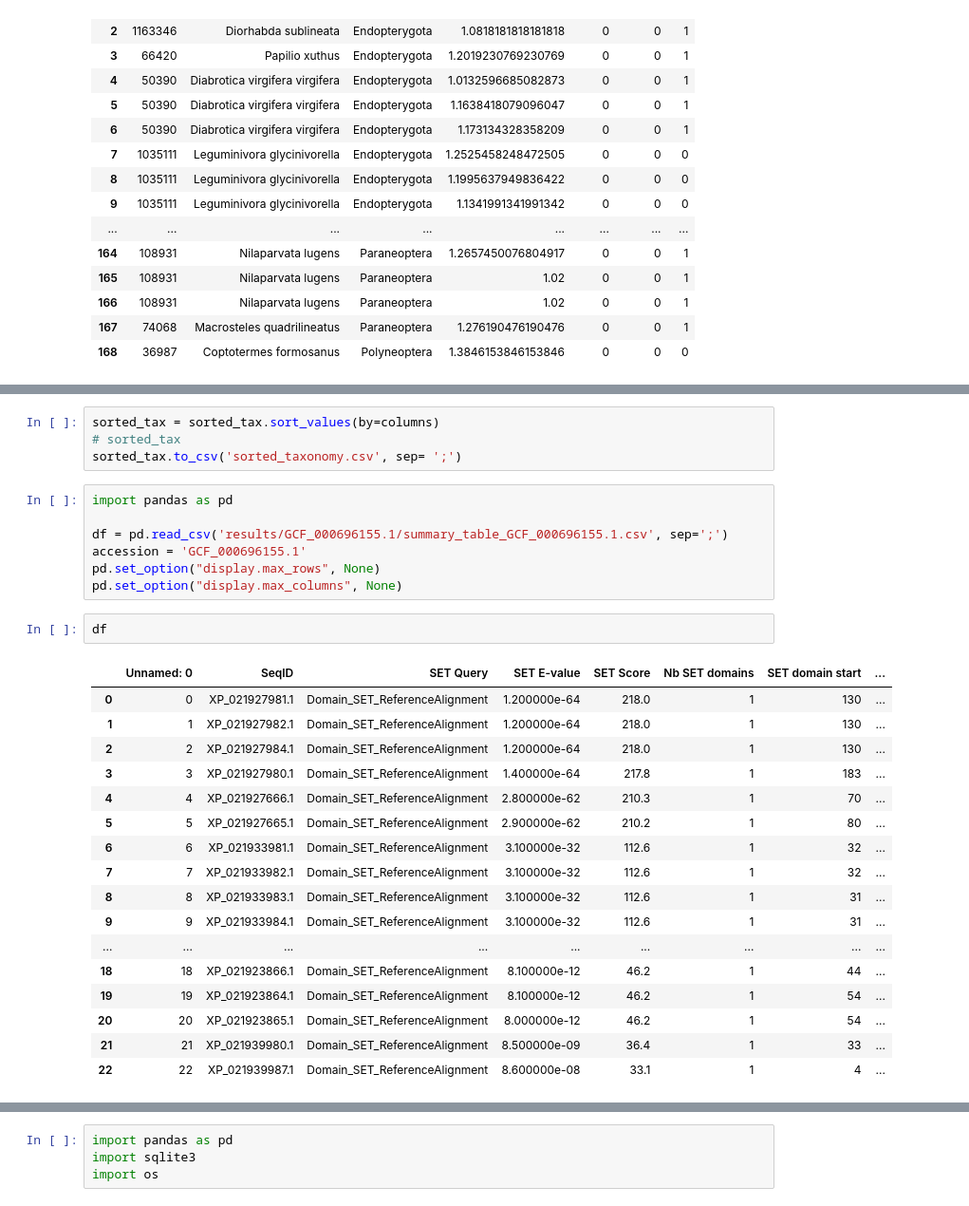
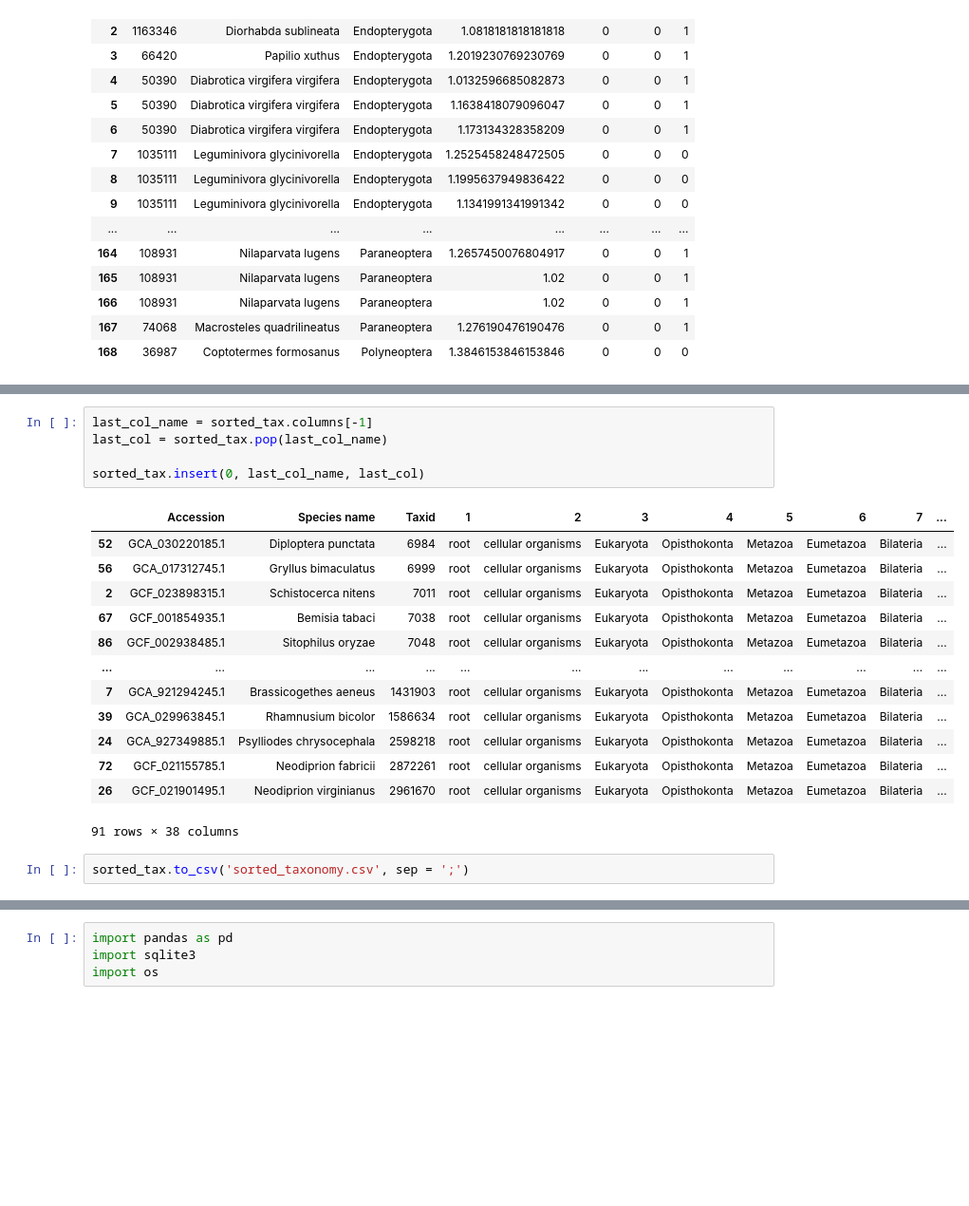
Before and after one commit to simonpenel/stage-automne-2023, a Jupyter notebook: plot_ratios.ipynb, the cells around one changed output, grey strips where cells are left out. Shown: that part at 95% size. Saved outputs shown, nothing was run; the diff lists cells and outputs as text; blank space fills up the shorter version.

```diff
--- a/plot_ratios.ipynb
+++ b/plot_ratios.ipynb
@@ -90,31 +172,21 @@ pd.set_option("display.max_columns", None)
+# %%
+last_col_name = sorted_tax.columns[-1]
+last_col = sorted_tax.pop(last_col_name)
+
+sorted_tax.insert(0, last_col_name, last_col)
+# %% [output]
+|  | Accession | Species name | Taxid | 1 | 2 | 3 | 4 | 5 | 6 | 7 | ... |
+| 52 | GCA_030220185.1 | Diploptera punctata | 6984 | root | cellular organisms | Eukaryota | Opisthokonta | Metazoa | Eumetazoa | Bilateria | ... |
+| 56 | GCA_017312745.1 | Gryllus bimaculatus | 6999 | root | cellular organisms | Eukaryota | Opisthokonta | Metazoa | Eumetazoa | Bilateria | ... |
+| 2 | GCF_023898315.1 | Schistocerca nitens | 7011 | root | cellular organisms | Eukaryota | Opisthokonta | Metazoa | Eumetazoa | Bilateria | ... |
+| 67 | GCF_001854935.1 | Bemisia tabaci | 7038 | root | cellular organisms | Eukaryota | Opisthokonta | Metazoa | Eumetazoa | Bilateria | ... |
+| 86 | GCF_002938485.1 | Sitophilus oryzae | 7048 | root | cellular organisms | Eukaryota | Opisthokonta | Metazoa | Eumetazoa | Bilateria | ... |
+| ... | ... | ... | ... | ... | ... | ... | ... | ... | ... | ... | ... |
+| 7 | GCA_921294245.1 | Brassicogethes aeneus | 1431903 | root | cellular organisms | Eukaryota | Opisthokonta | Metazoa | Eumetazoa | Bilateria | ... |
+| 39 | GCA_029963845.1 | Rhamnusium bicolor | 1586634 | root | cellular organisms | Eukaryota | Opisthokonta | Metazoa | Eumetazoa | Bilateria | ... |
+| 24 | GCA_927349885.1 | Psylliodes chrysocephala | 2598218 | root | cellular organisms | Eukaryota | Opisthokonta | Metazoa | Eumetazoa | Bilateria | ... |
+| 72 | GCF_021155785.1 | Neodiprion fabricii | 2872261 | root | cellular organisms | Eukaryota | Opisthokonta | Metazoa | Eumetazoa | Bilateria | ... |
+| 26 | GCF_021901495.1 | Neodiprion virginianus | 2961670 | root | cellular organisms | Eukaryota | Opisthokonta | Metazoa | Eumetazoa | Bilateria | ... |
+91 rows × 38 columns
 # %%
-sorted_tax = sorted_tax.sort_values(by=columns)
-# sorted_tax
-sorted_tax.to_csv('sorted_taxonomy.csv', sep= ';')
+sorted_tax.to_csv('sorted_taxonomy.csv', sep = ';')
-# %%
-import pandas as pd
-
-df = pd.read_csv('results/GCF_000696155.1/summary_table_GCF_000696155.1.csv', sep=';')
-accession = 'GCF_000696155.1'
-pd.set_option("display.max_rows", None)
-pd.set_option("display.max_columns", None)
-# %%
-df
-# %% [output]
-|  | Unnamed: 0 | SeqID | SET Query | SET E-value | SET Score | Nb SET domains | SET domain start | ... |
-| 0 | 0 | XP_021927981.1 | Domain_SET_ReferenceAlignment | 1.200000e-64 | 218.0 | 1 | 130 | ... |
-| 1 | 1 | XP_021927982.1 | Domain_SET_ReferenceAlignment | 1.200000e-64 | 218.0 | 1 | 130 | ... |
-| 2 | 2 | XP_021927984.1 | Domain_SET_ReferenceAlignment | 1.200000e-64 | 218.0 | 1 | 130 | ... |
-| 3 | 3 | XP_021927980.1 | Domain_SET_ReferenceAlignment | 1.400000e-64 | 217.8 | 1 | 183 | ... |
-| 4 | 4 | XP_021927666.1 | Domain_SET_ReferenceAlignment | 2.800000e-62 | 210.3 | 1 | 70 | ... |
-| 5 | 5 | XP_021927665.1 | Domain_SET_ReferenceAlignment | 2.900000e-62 | 210.2 | 1 | 80 | ... |
-| 6 | 6 | XP_021933981.1 | Domain_SET_ReferenceAlignment | 3.100000e-32 | 112.6 | 1 | 32 | ... |
-| 7 | 7 | XP_021933982.1 | Domain_SET_ReferenceAlignment | 3.100000e-32 | 112.6 | 1 | 32 | ... |
-| 8 | 8 | XP_021933983.1 | Domain_SET_ReferenceAlignment | 3.100000e-32 | 112.6 | 1 | 31 | ... |
-| 9 | 9 | XP_021933984.1 | Domain_SET_ReferenceAlignment | 3.100000e-32 | 112.6 | 1 | 31 | ... |
-| ... | ... | ... | ... | ... | ... | ... | ... | ... |
-| 18 | 18 | XP_021923866.1 | Domain_SET_ReferenceAlignment | 8.100000e-12 | 46.2 | 1 | 44 | ... |
-| 19 | 19 | XP_021923864.1 | Domain_SET_ReferenceAlignment | 8.100000e-12 | 46.2 | 1 | 54 | ... |
-| 20 | 20 | XP_021923865.1 | Domain_SET_ReferenceAlignment | 8.000000e-12 | 46.2 | 1 | 54 | ... |
-| 21 | 21 | XP_021939980.1 | Domain_SET_ReferenceAlignment | 8.500000e-09 | 36.4 | 1 | 33 | ... |
-| 22 | 22 | XP_021939987.1 | Domain_SET_ReferenceAlignment | 8.600000e-08 | 33.1 | 1 | 4 | ... |
```
Also changed, not shown: parts of 14 cells of this notebook, 21 other files.
